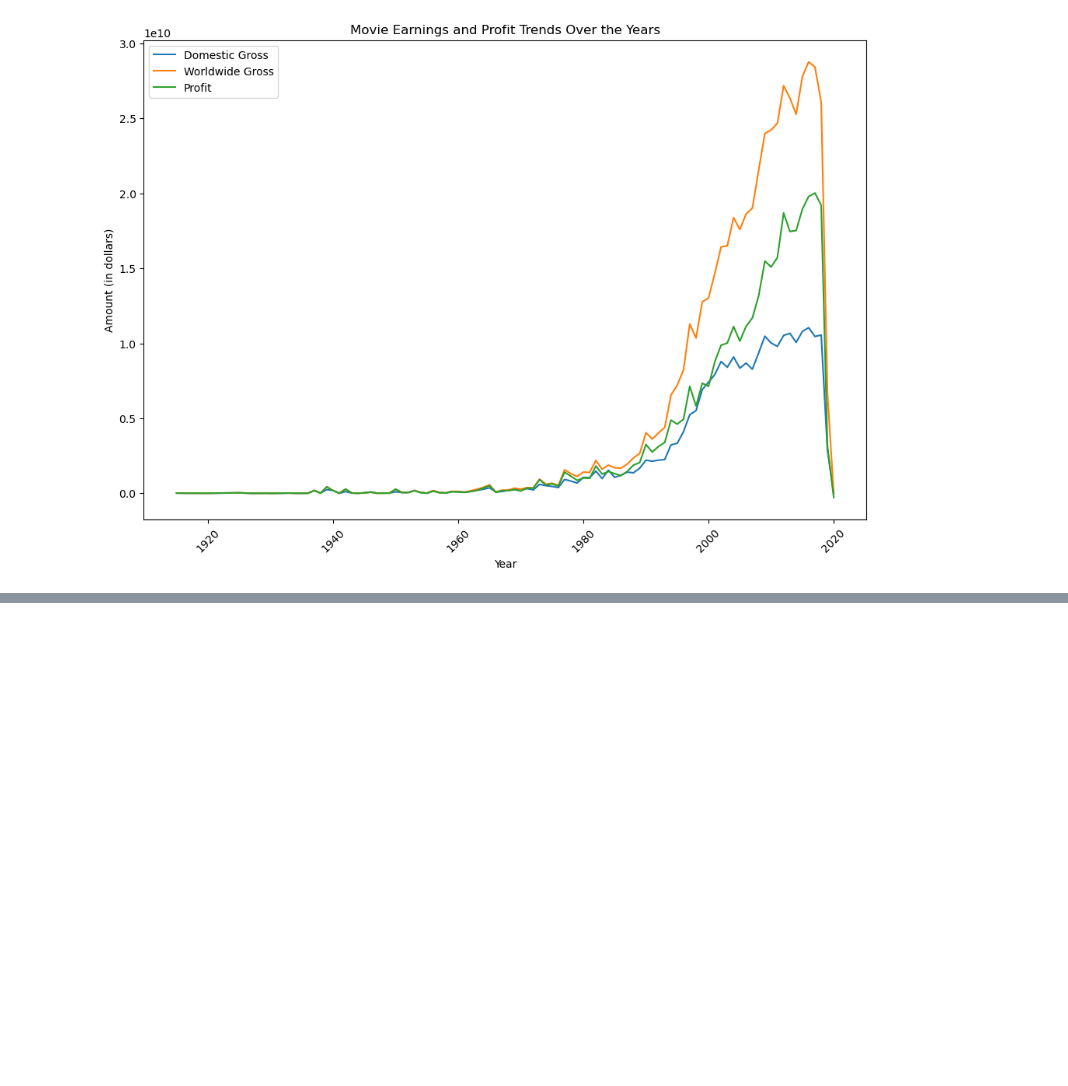
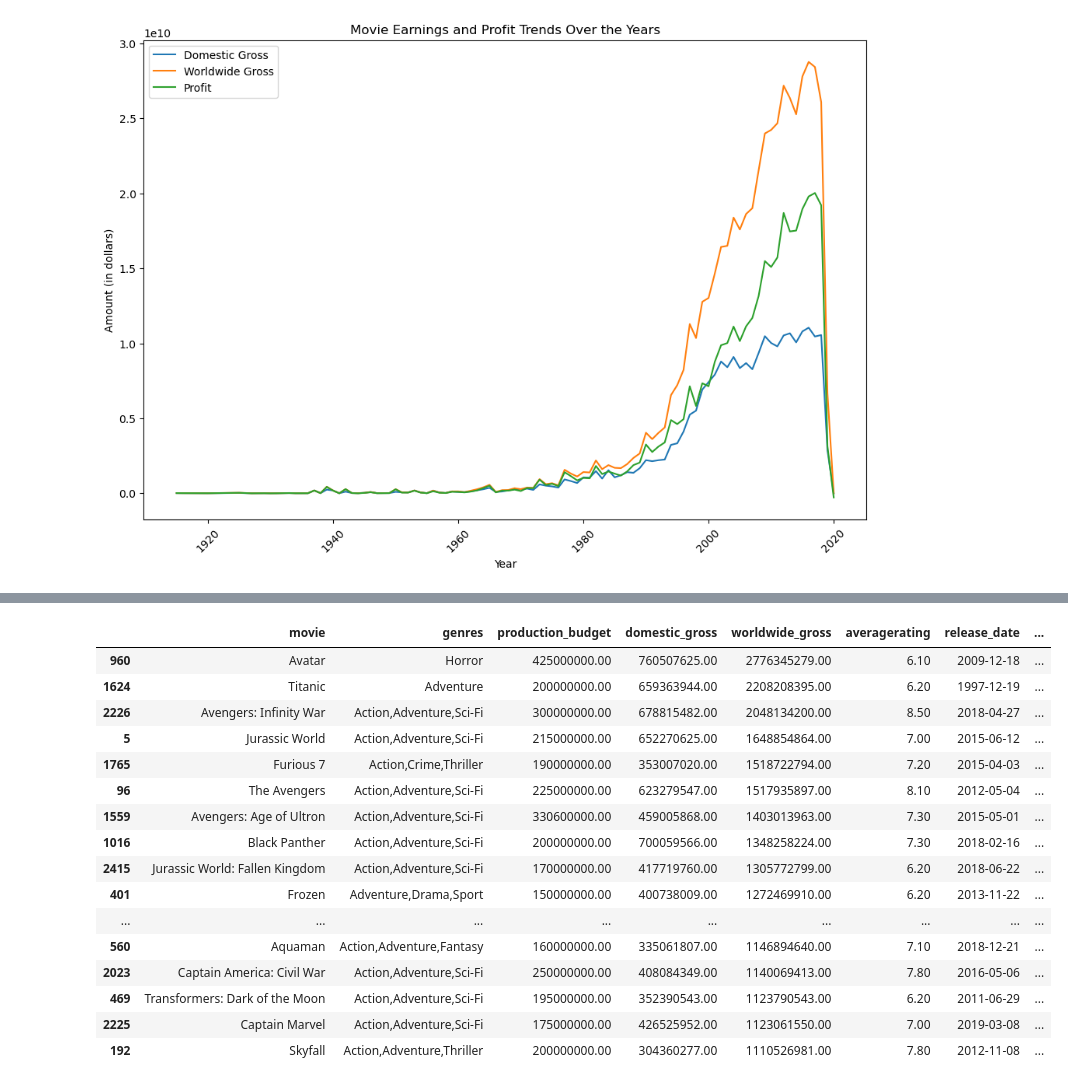
Before and after one commit to Katekui2024/Movies_Analysis, a Jupyter notebook: movie_data_analysis_Vallary.ipynb, the cells around one changed output, grey strips where cells are left out. Cells and saved outputs as stored; diff of their text form; code cells hidden in the pictures; blank space fills up the shorter version.

Commit message:
Calculated best performing genres

```diff
--- a/movie_data_analysis_Vallary.ipynb
+++ b/movie_data_analysis_Vallary.ipynb
@@ -258,0 +320,7 @@ plt.show();
+# %%
+# retain relevant columns
+cols_to_keep = ['movie', 'genres', 'production_budget', 'domestic_gross',
+               'worldwide_gross', 'averagerating', 'release_date']
+
+combined_data_with_budget = combined_data_with_budget[cols_to_keep]
+combined_data_with_budget.head()
@@ -258,0 +375,10 @@ plt.show();
+# %%
+# Drop duplicates and keep first occurrence
+combined_data_with_budget = combined_data_with_budget.drop_duplicates(subset=['release_date',
+                                                                              'movie',
+                                                                              'domestic_gross',
+                                                                              'production_budget',
+                                                                              'worldwide_gross'], keep='first')
+
+# confirm duplicates have been dropped.
+combined_data_with_budget.duplicated().sum()
@@ -258,0 +404,3 @@ plt.show();
+# %%
+# drop missing values
+combined_data_with_budget.dropna(inplace= True)
@@ -258,0 +430,3 @@ plt.show();
+# %%
+combined_data_with_budget['profit'] = combined_data_with_budget['worldwide_gross'] - combined_data_with_budget['production_budget']
+combined_data_with_budget.head()
@@ -258,0 +452,21 @@ plt.show();
+# %%
+top_20_worldwide = combined_data_with_budget.nlargest(n = 20, columns = 'worldwide_gross')
+top_20_worldwide
+# %% [output]
+|  | movie | genres | production_budget | domestic_gross | worldwide_gross | averagerating | release_date | ... |
+| 960 | Avatar | Horror | 425000000.00 | 760507625.00 | 2776345279.00 | 6.10 | 2009-12-18 | ... |
+| 1624 | Titanic | Adventure | 200000000.00 | 659363944.00 | 2208208395.00 | 6.20 | 1997-12-19 | ... |
+| 2226 | Avengers: Infinity War | Action,Adventure,Sci-Fi | 300000000.00 | 678815482.00 | 2048134200.00 | 8.50 | 2018-04-27 | ... |
+| 5 | Jurassic World | Action,Adventure,Sci-Fi | 215000000.00 | 652270625.00 | 1648854864.00 | 7.00 | 2015-06-12 | ... |
+| 1765 | Furious 7 | Action,Crime,Thriller | 190000000.00 | 353007020.00 | 1518722794.00 | 7.20 | 2015-04-03 | ... |
+| 96 | The Avengers | Action,Adventure,Sci-Fi | 225000000.00 | 623279547.00 | 1517935897.00 | 8.10 | 2012-05-04 | ... |
+| 1559 | Avengers: Age of Ultron | Action,Adventure,Sci-Fi | 330600000.00 | 459005868.00 | 1403013963.00 | 7.30 | 2015-05-01 | ... |
+| 1016 | Black Panther | Action,Adventure,Sci-Fi | 200000000.00 | 700059566.00 | 1348258224.00 | 7.30 | 2018-02-16 | ... |
+| 2415 | Jurassic World: Fallen Kingdom | Action,Adventure,Sci-Fi | 170000000.00 | 417719760.00 | 1305772799.00 | 6.20 | 2018-06-22 | ... |
+| 401 | Frozen | Adventure,Drama,Sport | 150000000.00 | 400738009.00 | 1272469910.00 | 6.20 | 2013-11-22 | ... |
+| ... | ... | ... | ... | ... | ... | ... | ... | ... |
+| 560 | Aquaman | Action,Adventure,Fantasy | 160000000.00 | 335061807.00 | 1146894640.00 | 7.10 | 2018-12-21 | ... |
+| 2023 | Captain America: Civil War | Action,Adventure,Sci-Fi | 250000000.00 | 408084349.00 | 1140069413.00 | 7.80 | 2016-05-06 | ... |
+| 469 | Transformers: Dark of the Moon | Action,Adventure,Sci-Fi | 195000000.00 | 352390543.00 | 1123790543.00 | 6.20 | 2011-06-29 | ... |
+| 2225 | Captain Marvel | Action,Adventure,Sci-Fi | 175000000.00 | 426525952.00 | 1123061550.00 | 7.00 | 2019-03-08 | ... |
+| 192 | Skyfall | Action,Adventure,Thriller | 200000000.00 | 304360277.00 | 1110526981.00 | 7.80 | 2012-11-08 | ... |
```
Also changed, not shown: parts of 25 cells of this notebook.
